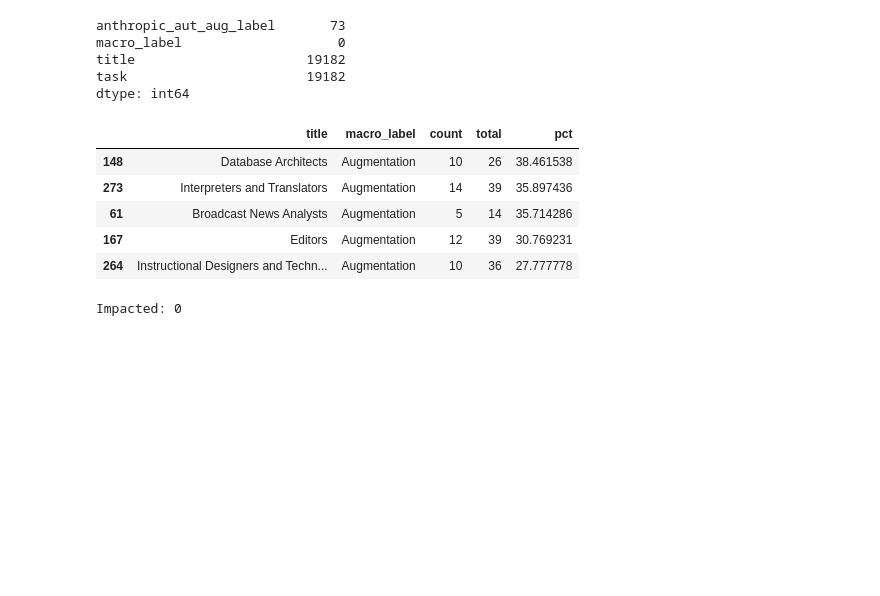
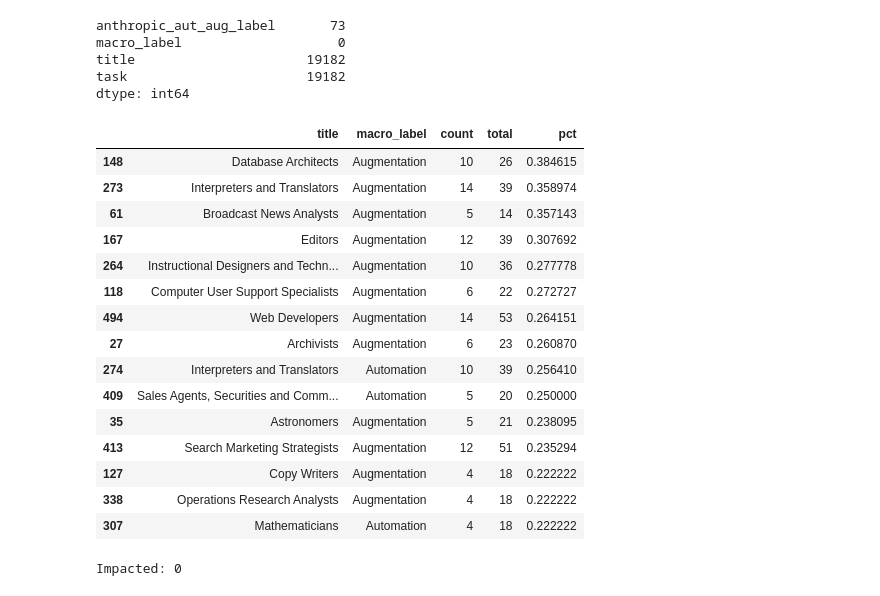
Before and after one commit to Engineering-AI-Systems-Team-3/chatgpt-at-work, a Jupyter notebook: chatgpt_at_work.ipynb, the cells around one changed output. Cells and saved outputs as stored; diff of their text form; code cells hidden in the pictures; blank space fills up the shorter version.

Commit message:
Add new manually labeled datasets and code for impacted titles/sectors plots

```diff
--- a/chatgpt_at_work.ipynb
+++ b/chatgpt_at_work.ipynb
@@ -40,8 +42,9 @@ WAIT_TIME = 60
 RANDOM_SEED = 42
 BUFFER_SIZE = 10_000
 SAMPLE_PERCENTAGE = 0.01
-MODEL_ID = "nvidia/nemotron-3-super-120b-a12b:free"
-# MODEL_ID = "openai/gpt-5-nano"
+VALIDATION_SAMPLE = 100
+# MODEL_ID = "nvidia/nemotron-3-super-120b-a12b:free"
+MODEL_ID = "openai/gpt-5-nano"
 EMBEDDING_MODEL_ID = "sentence-transformers/all-mpnet-base-v2"
 EMBEDDING_BATCH_SIZE = 256
 CHECKPOINT_INTERVAL = 10
@@ -54,6 +57,7 @@ TASK_STATEMENTS_PATH = INPUT_DATA_DIR / "TaskStatements.csv"
 PATENTS_DATA_PATH = INPUT_DATA_DIR / "patent_task_matches_percentile.csv"
 EPOCH_DATA_PATH = INPUT_DATA_DIR / "Value_gpt_task_assessments_test_indep.csv"
 HIGH_EPOCH_DATA_PATH = INPUT_DATA_DIR / "high_epoch.csv"
+ANTHROPIC_EXPOSURE = INPUT_DATA_DIR / "claude_exposure.csv"
 
 PROMPTS_DIR = Path("./prompts")
 WORK_RELATED_PROMPT_PATH = PROMPTS_DIR / "work_related.json"
@@ -79,8 +83,11 @@ TUNA_ROLES_OUTPUT_PATH = OUTPUT_DIR / f"tuna_roles_{SAMPLE_PERCENTAGE}.csv"
 ANTHROPIC_AUTOMATION_AUGMENTATION_OUTPUT_PATH = OUTPUT_DIR / f"anthropic_aut_aug_{SAMPLE_PERCENTAGE}.csv"
 
 LABELED_DATA_DIR = DATA_PATH / "manually_labeled"
-WORK_RELATED_LABELED_DATA_PATH = LABELED_DATA_DIR / f"work_related_{SAMPLE_PERCENTAGE}.xlsx"
-
+WORK_RELATED_LABELED_DATA_PATH = LABELED_DATA_DIR / f"work_related_{VALIDATION_SAMPLE}.xlsx"
+WORK_RELATED_ONLY_LABELED_DATA_PATH = LABELED_DATA_DIR / f"work_related_only_{VALIDATION_SAMPLE}.xlsx"
+TASK_MAPPING_LABELED_DATA_PATH = LABELED_DATA_DIR / f"task_mapping_{VALIDATION_SAMPLE}.xlsx"
+ROLES_LABELED_DATA_PATH = LABELED_DATA_DIR / f"roles_{VALIDATION_SAMPLE}.xlsx"
+VALIDATION_LABELED_DATA_PATH = LABELED_DATA_DIR / f"validation_{VALIDATION_SAMPLE}.xlsx"
 
 WILDCHAT_DATASET = "allenai/WildChat-4.8M"
 WILDCHAT_FULL = INPUT_DATA_DIR / "WildChat-4.8M"
@@ -925,0 +981,3 @@ from our analysis on ChatGPT or the ones from Anthropic's study.
+# %%
+tasks_df["major_group"] = tasks_df["onet_soc_code"].str[:2]
+tasks_df.head(2)
@@ -1671,28 +2020,38 @@ dtype: int64
 # %%
 # Count tasks by profession and label
 profession_auto_counts = profession_auto_df.groupby(
     ['title', 'macro_label']
 ).size().reset_index(name='count')
 
 # Get total tasks per profession
 total_per_profession = profession_auto_df.groupby('title').size().reset_index(name='total')
 
 # Merge and calculate percentage
 profession_pct = profession_auto_counts.merge(total_per_profession, on='title')
-profession_pct['pct'] = profession_pct['count'] / profession_pct['total'] * 100
+profession_pct['pct'] = profession_pct['count'] / profession_pct['total']
 
 # Filter for automated/augmented only
 exposed_pct = profession_pct[
     profession_pct['macro_label'].isin(['Automation', 'Augmentation'])
 ].sort_values("pct", ascending=False)
-exposed_pct.head(5)
+exposed_pct.head(15)
 # %% [output]
 |  | title | macro_label | count | total | pct |
-| 148 | Database Architects | Augmentation | 10 | 26 | 38.461538 |
-| 273 | Interpreters and Translators | Augmentation | 14 | 39 | 35.897436 |
-| 61 | Broadcast News Analysts | Augmentation | 5 | 14 | 35.714286 |
-| 167 | Editors | Augmentation | 12 | 39 | 30.769231 |
-| 264 | Instructional Designers and Techn... | Augmentation | 10 | 36 | 27.777778 |
+| 148 | Database Architects | Augmentation | 10 | 26 | 0.384615 |
+| 273 | Interpreters and Translators | Augmentation | 14 | 39 | 0.358974 |
+| 61 | Broadcast News Analysts | Augmentation | 5 | 14 | 0.357143 |
+| 167 | Editors | Augmentation | 12 | 39 | 0.307692 |
+| 264 | Instructional Designers and Techn... | Augmentation | 10 | 36 | 0.277778 |
+| 118 | Computer User Support Specialists | Augmentation | 6 | 22 | 0.272727 |
+| 494 | Web Developers | Augmentation | 14 | 53 | 0.264151 |
+| 27 | Archivists | Augmentation | 6 | 23 | 0.260870 |
+| 274 | Interpreters and Translators | Automation | 10 | 39 | 0.256410 |
+| 409 | Sales Agents, Securities and Comm... | Automation | 5 | 20 | 0.250000 |
+| 35 | Astronomers | Augmentation | 5 | 21 | 0.238095 |
+| 413 | Search Marketing Strategists | Augmentation | 12 | 51 | 0.235294 |
+| 127 | Copy Writers | Augmentation | 4 | 18 | 0.222222 |
+| 338 | Operations Research Analysts | Augmentation | 4 | 18 | 0.222222 |
+| 307 | Mathematicians | Automation | 4 | 18 | 0.222222 |
 # %%
 impacted_professions = (exposed_pct['pct'] == 0).sum()
 impacted_professions
```
Also changed, not shown: parts of 55 cells of this notebook, 9 other files.
